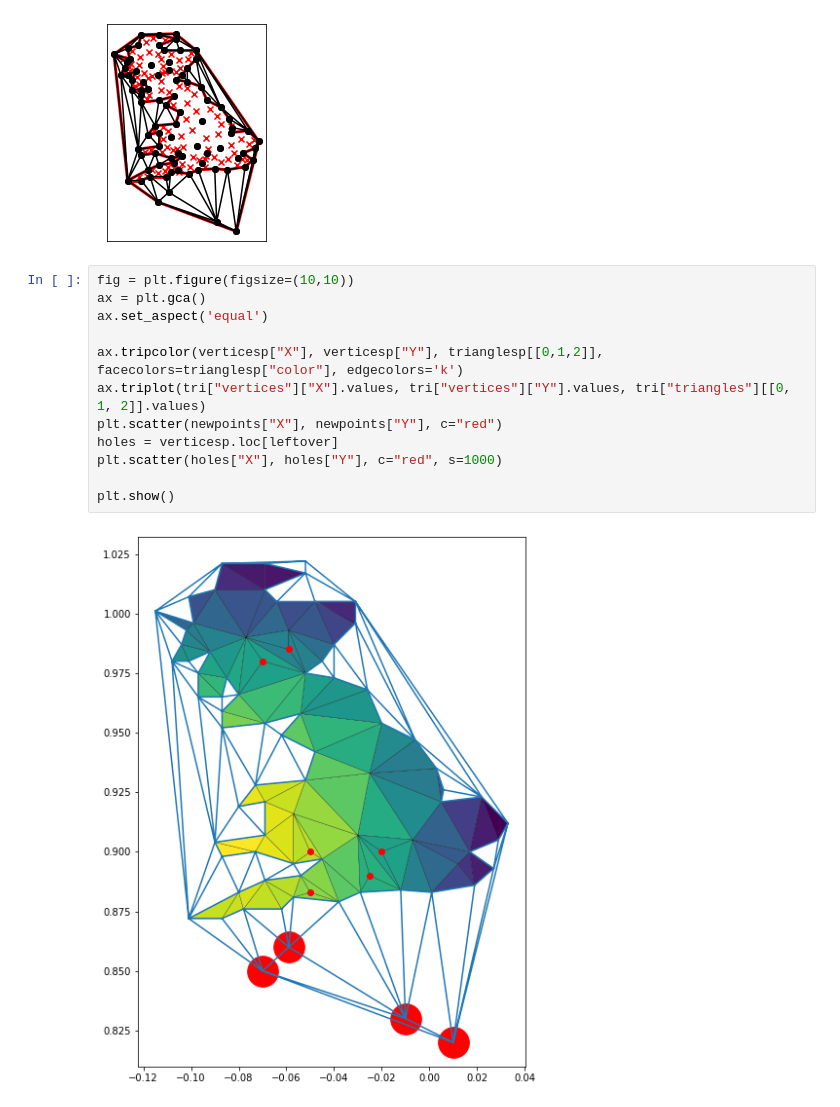
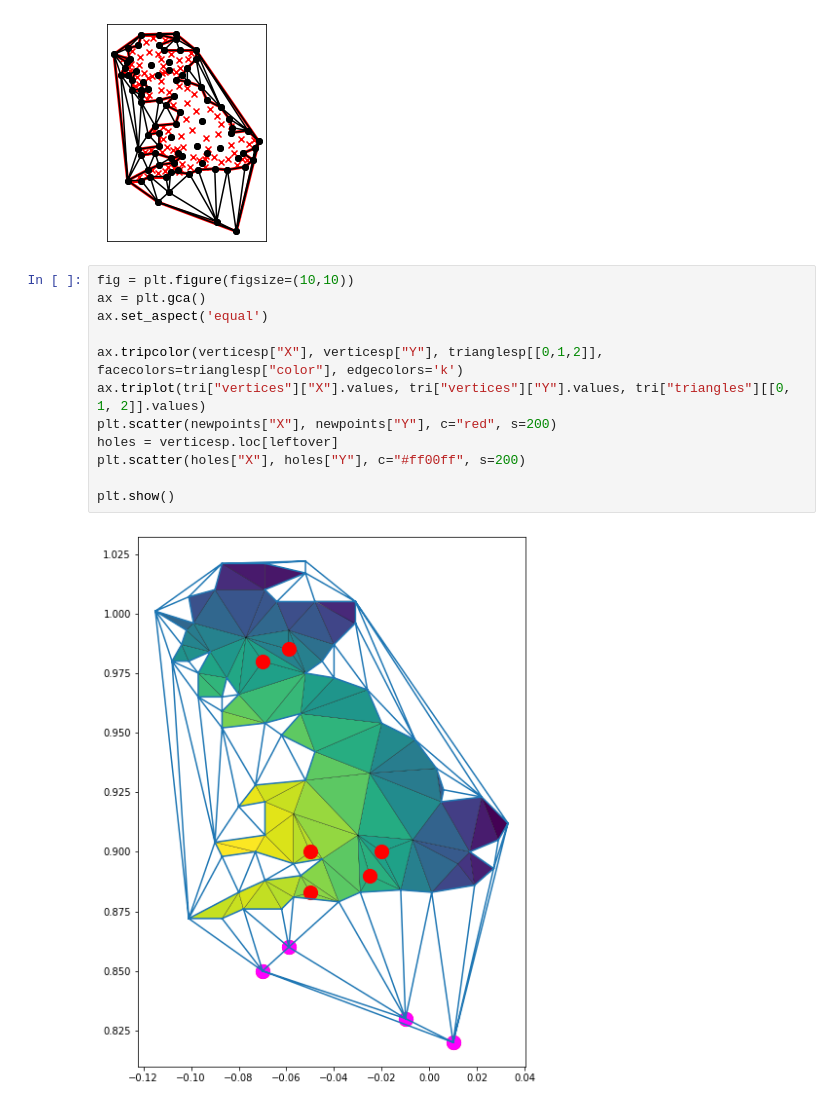
Before and after one commit to emerald-geomodelling/EmeraldTriangles, a Jupyter notebook: Example usage.ipynb, the cells around one changed output. Saved outputs shown, nothing was run; the diff lists cells and outputs as text.

```diff
--- a/Example usage.ipynb
+++ b/Example usage.ipynb
@@ -87,14 +87,14 @@ plt.show()
 # %%
 fig = plt.figure(figsize=(10,10))
 ax = plt.gca()
 ax.set_aspect('equal')
 
 ax.tripcolor(verticesp["X"], verticesp["Y"], trianglesp[[0,1,2]], facecolors=trianglesp["color"], edgecolors='k')
 ax.triplot(tri["vertices"]["X"].values, tri["vertices"]["Y"].values, tri["triangles"][[0, 1, 2]].values)
-plt.scatter(newpoints["X"], newpoints["Y"], c="red")
+plt.scatter(newpoints["X"], newpoints["Y"], c="red", s=200)
 holes = verticesp.loc[leftover]
-plt.scatter(holes["X"], holes["Y"], c="red", s=1000)
+plt.scatter(holes["X"], holes["Y"], c="#ff00ff", s=200)
 
 plt.show()
 # %% [output]
-[figure, old version]
+[figure, new version]
```
Also changed, not shown: parts of 1 cell of this notebook.
